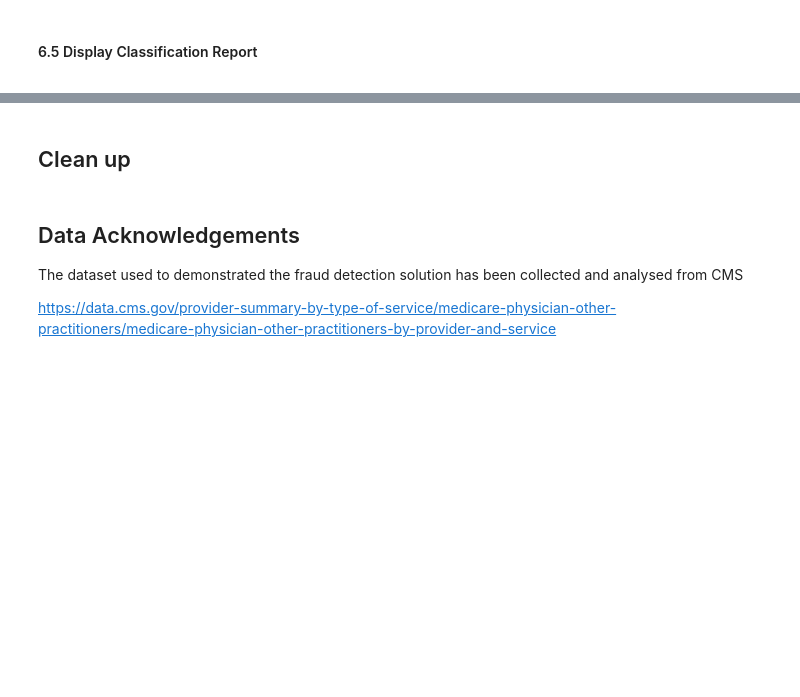
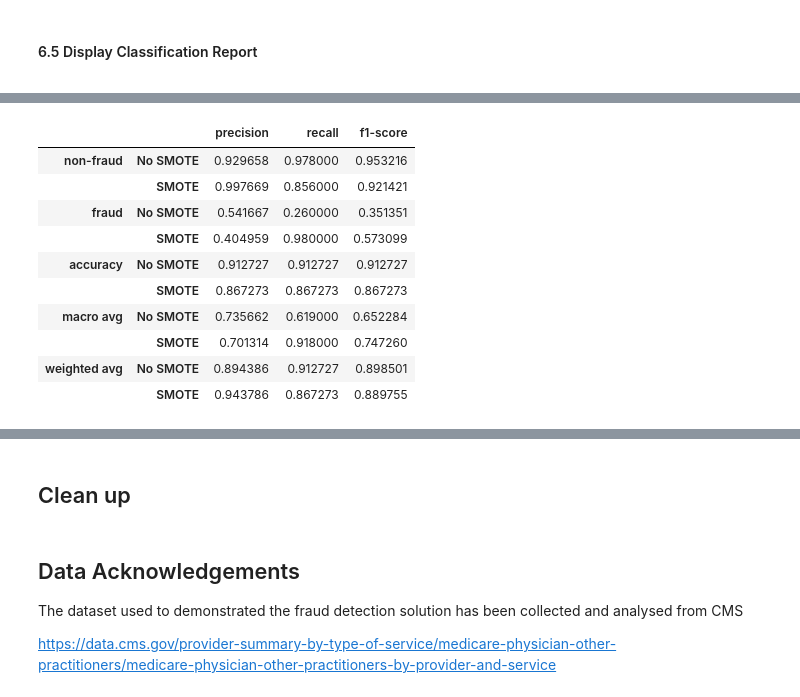
Before and after one commit to aws-samples/wwps-payment-integrity-solutions, a Jupyter notebook: reinvent_2022/classification.ipynb, the cells around one changed output, grey strips where cells are left out. Cells and saved outputs as stored; diff of their text form; code cells hidden in the pictures; blank space fills up the shorter version.

```diff
--- a/reinvent_2022/classification.ipynb
+++ b/reinvent_2022/classification.ipynb
@@ -510,0 +495,11 @@ weighted avg       0.88      0.90      0.88       550
+# %%
+# Classification Report transposed
+df_classification_report_smote = pd.DataFrame(
+    classification_report(y_test,
+                          y_preds,
+                          target_names=['non-fraud', 'fraud'],
+                          output_dict=True)).T
+
+df_classification_report_smote['support'] = df_classification_report_smote.support.apply(int)
+
+df_classification_report_smote
@@ -510,0 +611,11 @@ weighted avg       0.88      0.90      0.88       550
+# %%
+# Classification Report transposed
+df_classification_report_orig = pd.DataFrame(
+    classification_report(y_test,
+                          y_preds_orig.round(),
+                          target_names=['non-fraud', 'fraud'],
+                          output_dict=True)).T
+
+df_classification_report_orig['support'] = df_classification_report_orig.support.apply(int)
+
+df_classification_report_orig
@@ -510,0 +629,15 @@ weighted avg       0.88      0.90      0.88       550
+# %%
+# Compare the original (no SMOTE) and SMOTE classification reports
+df_classification_report_orig.compare(df_classification_report_smote, align_axis=0).rename(index={'self': 'No SMOTE', 'other': 'SMOTE'})
+# %% [output]
+|  |  | precision | recall | f1-score |
+| non-fraud | No SMOTE | 0.929658 | 0.978000 | 0.953216 |
+|  | SMOTE | 0.997669 | 0.856000 | 0.921421 |
+| fraud | No SMOTE | 0.541667 | 0.260000 | 0.351351 |
+|  | SMOTE | 0.404959 | 0.980000 | 0.573099 |
+| accuracy | No SMOTE | 0.912727 | 0.912727 | 0.912727 |
+|  | SMOTE | 0.867273 | 0.867273 | 0.867273 |
+| macro avg | No SMOTE | 0.735662 | 0.619000 | 0.652284 |
+|  | SMOTE | 0.701314 | 0.918000 | 0.747260 |
+| weighted avg | No SMOTE | 0.894386 | 0.912727 | 0.898501 |
+|  | SMOTE | 0.943786 | 0.867273 | 0.889755 |
```
Also changed, not shown: parts of 25 cells of this notebook, 1 other file.
